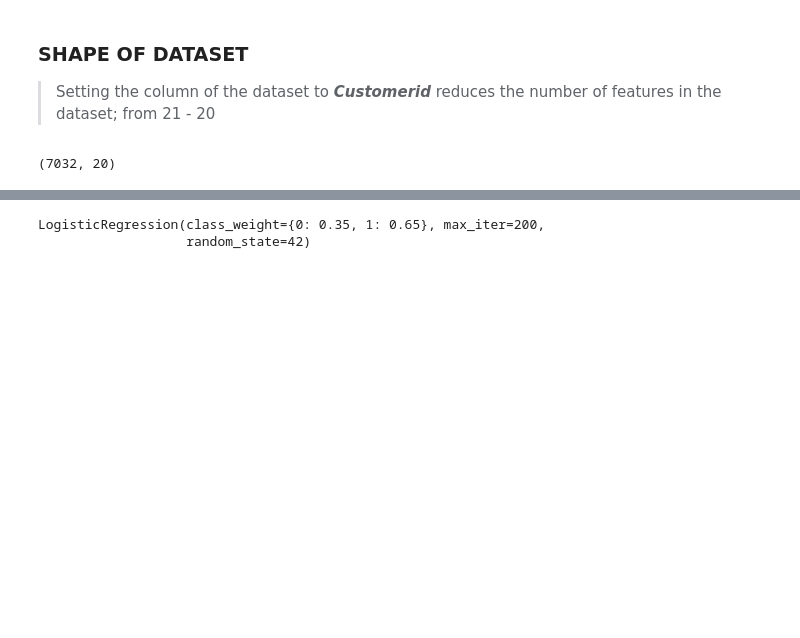
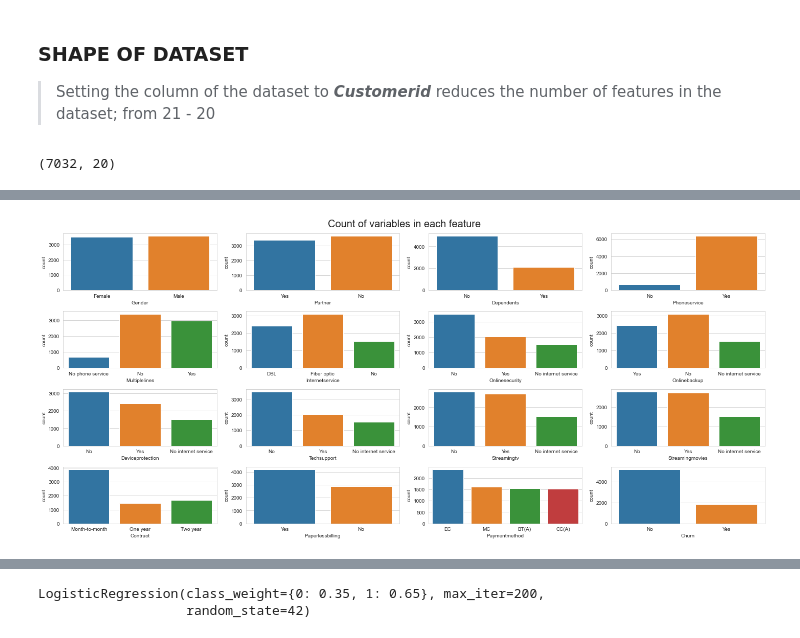
Before and after one commit to AduragbemiOyinlola/Churn, a Jupyter notebook: churn.ipynb, the cells around one changed output, grey strips where cells are left out. Saved outputs shown, nothing was run; the diff lists cells and outputs as text; code cells hidden in the pictures; blank space fills up the shorter version.

```diff
--- a/churn.ipynb
+++ b/churn.ipynb
@@ -246,0 +259,7 @@ df.shape
+# %%
+data_dict = {'Electronic check': 'EC',
+             'Mailed check': 'MC',
+             'Bank transfer (automatic)': 'BT(A)',
+             'Credit card (automatic)': 'CC(A)'}
+# %%
+df['Paymentmethod'] = df['Paymentmethod'].map(data_dict)
@@ -246,0 +310,17 @@ df.shape
+# %%
+# created a list of categorical columns in the dataset to be converted to numerical columns
+cat_feat = ['Gender', 'Partner', 'Dependents', 'Phoneservice',
+       'Multiplelines', 'Internetservice', 'Onlinesecurity', 'Onlinebackup',
+       'Deviceprotection', 'Techsupport', 'Streamingtv', 'Streamingmovies',
+       'Contract', 'Paperlessbilling', 'Paymentmethod', 'Churn']
+
+plt.figure(figsize=(20, 9))
+plt.subplots_adjust(wspace=0.3)
+plt.suptitle('Count of variables in each feature', size=20)
+
+for i, feat in enumerate(cat_feat):
+    plt.subplot(4, 4, i+1)
+    sns.countplot(x=df[feat], data=df)
+plt.tight_layout()
+# %% [output]
+[figure, added]
```
Also changed, not shown: parts of 27 cells of this notebook.
